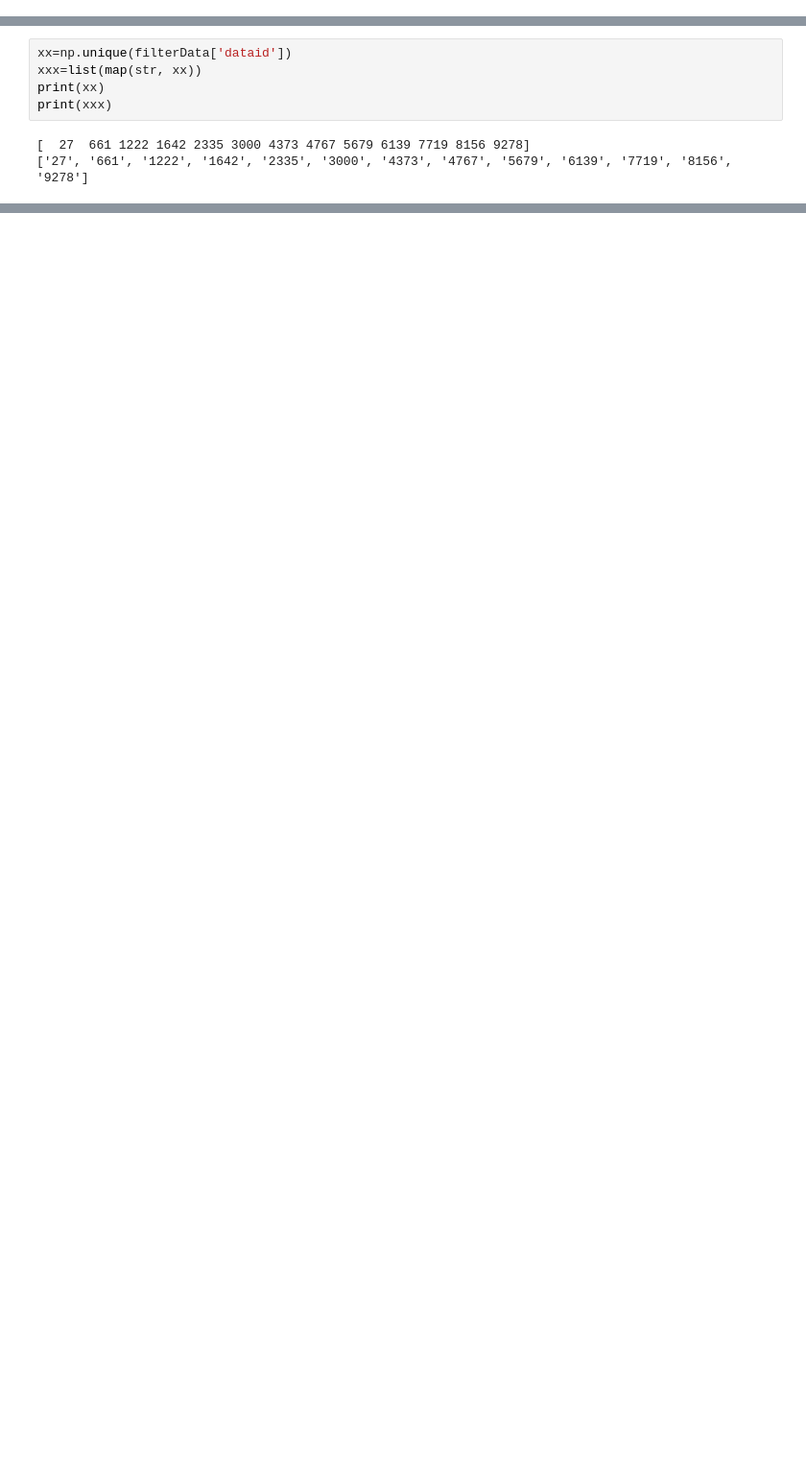
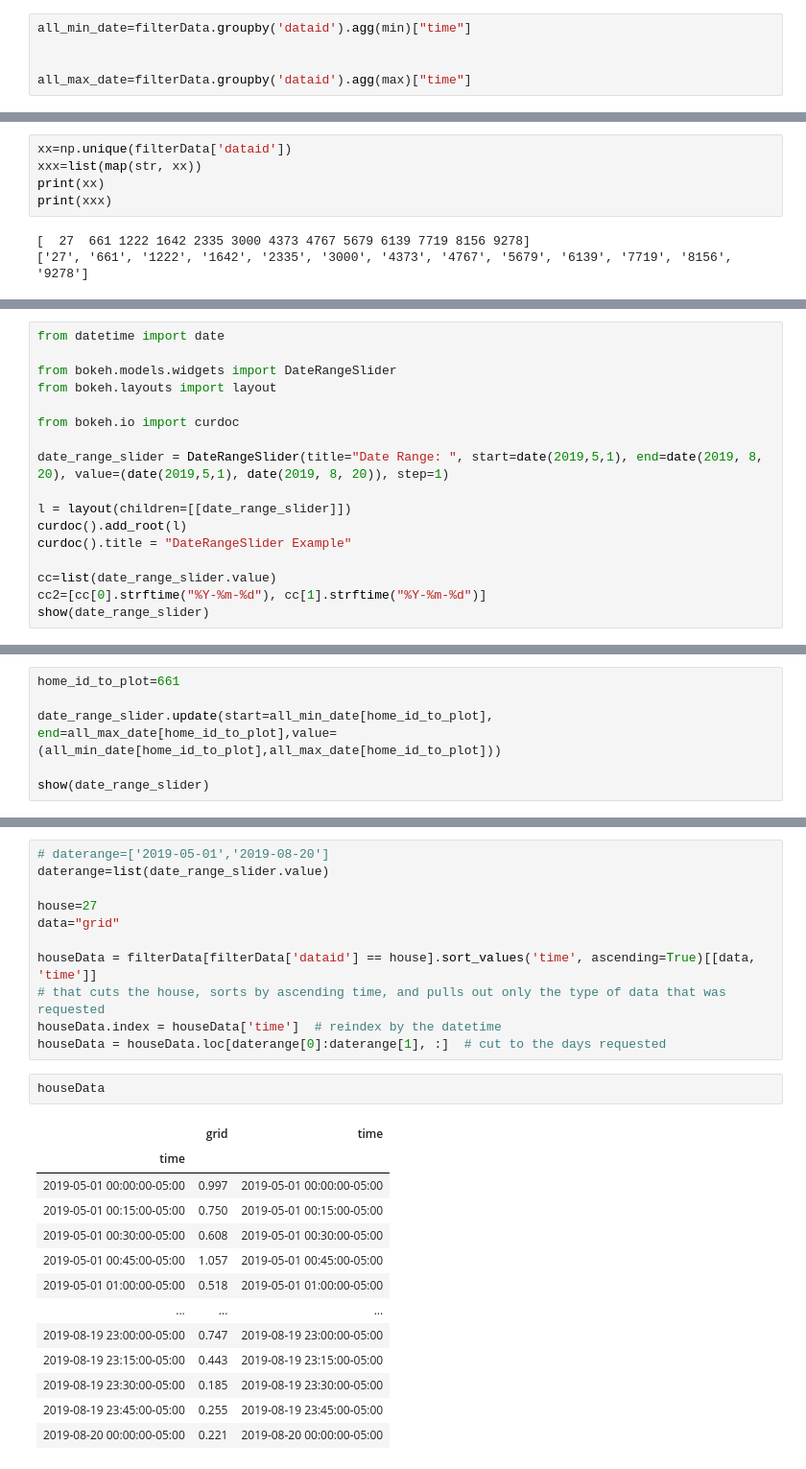
Before and after one commit to kevinantonino/CPSproject, a Jupyter notebook: Main_visualization_tool_development.ipynb, the cells around one changed output, grey strips where cells are left out. Shown at 96% size. Drawn from its saved outputs; the diff is of its cells as text; blank space fills up the shorter version.

```diff
--- a/Main_visualization_tool_development.ipynb
+++ b/Main_visualization_tool_development.ipynb
@@ -222,0 +350,5 @@ testData.drop(columns="time")
+# %%
+all_min_date=filterData.groupby('dataid').agg(min)["time"]
+
+
+all_max_date=filterData.groupby('dataid').agg(max)["time"]
@@ -269,0 +415,17 @@ print(xxx)
+# %%
+from datetime import date
+
+from bokeh.models.widgets import DateRangeSlider
+from bokeh.layouts import layout
+
+from bokeh.io import curdoc
+
+date_range_slider = DateRangeSlider(title="Date Range: ", start=date(2019,5,1), end=date(2019, 8, 20), value=(date(2019,5,1), date(2019, 8, 20)), step=1)
+
+l = layout(children=[[date_range_slider]])
+curdoc().add_root(l)
+curdoc().title = "DateRangeSlider Example"
+
+cc=list(date_range_slider.value)
+cc2=[cc[0].strftime("%Y-%m-%d"), cc[1].strftime("%Y-%m-%d")]
+show(date_range_slider)
@@ -269,0 +435,6 @@ print(xxx)
+# %%
+home_id_to_plot=661
+
+date_range_slider.update(start=all_min_date[home_id_to_plot], end=all_max_date[home_id_to_plot],value=(all_min_date[home_id_to_plot],all_max_date[home_id_to_plot]))
+
+show(date_range_slider)
@@ -269,0 +469,27 @@ print(xxx)
+# %%
+# daterange=['2019-05-01','2019-08-20']
+daterange=list(date_range_slider.value)
+
+house=27
+data="grid"
+
+houseData = filterData[filterData['dataid'] == house].sort_values('time', ascending=True)[[data, 'time']]
+# that cuts the house, sorts by ascending time, and pulls out only the type of data that was requested
+houseData.index = houseData['time']  # reindex by the datetime
+houseData = houseData.loc[daterange[0]:daterange[1], :]  # cut to the days requested
+# %%
+houseData
+# %% [output]
+|  | grid | time |
+| time |  |  |
+| 2019-05-01 00:00:00-05:00 | 0.997 | 2019-05-01 00:00:00-05:00 |
+| 2019-05-01 00:15:00-05:00 | 0.750 | 2019-05-01 00:15:00-05:00 |
+| 2019-05-01 00:30:00-05:00 | 0.608 | 2019-05-01 00:30:00-05:00 |
+| 2019-05-01 00:45:00-05:00 | 1.057 | 2019-05-01 00:45:00-05:00 |
+| 2019-05-01 01:00:00-05:00 | 0.518 | 2019-05-01 01:00:00-05:00 |
+| ... | ... | ... |
+| 2019-08-19 23:00:00-05:00 | 0.747 | 2019-08-19 23:00:00-05:00 |
+| 2019-08-19 23:15:00-05:00 | 0.443 | 2019-08-19 23:15:00-05:00 |
+| 2019-08-19 23:30:00-05:00 | 0.185 | 2019-08-19 23:30:00-05:00 |
+| 2019-08-19 23:45:00-05:00 | 0.255 | 2019-08-19 23:45:00-05:00 |
+| 2019-08-20 00:00:00-05:00 | 0.221 | 2019-08-20 00:00:00-05:00 |
```
Also changed, not shown: parts of 37 cells of this notebook.
